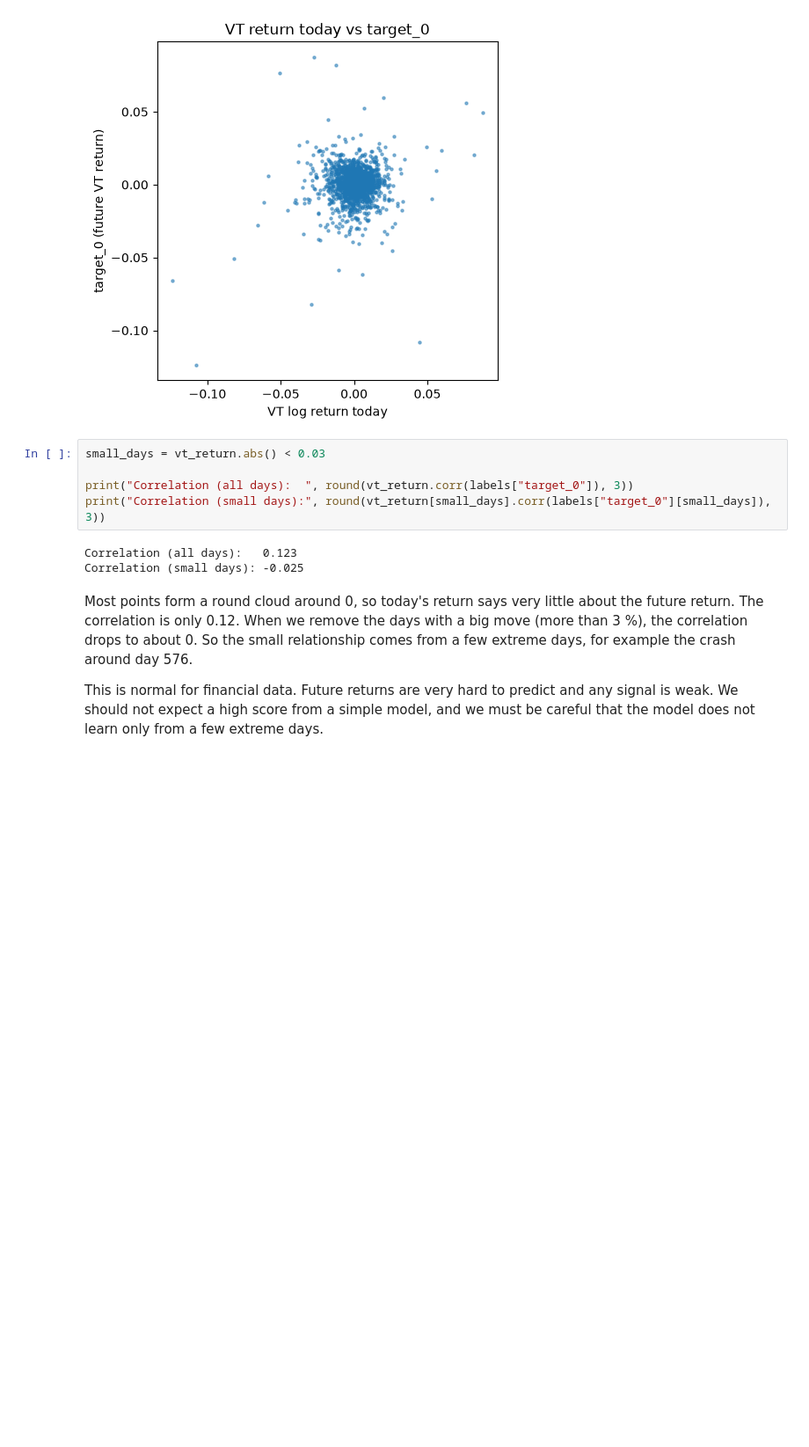
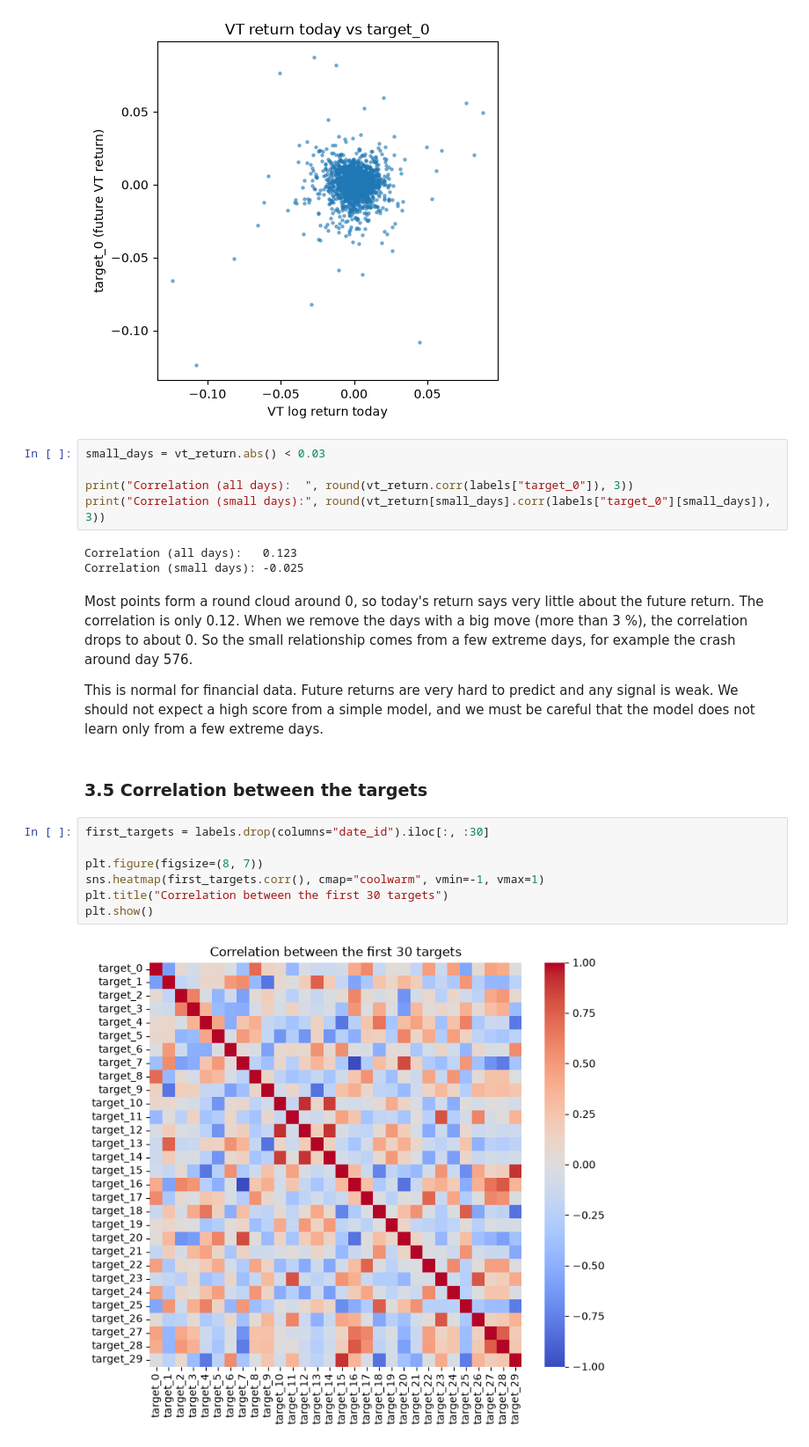
Before and after one commit to ceng313-2026/GROUP57_CENG313, a Jupyter notebook: assignment1_eda_baseline.ipynb, the cells around one changed output. Shown at 88% size. Cells and saved outputs as stored; diff of their text form; blank space fills up the shorter version.

Commit message:
Add target correlation heatmap

```diff
--- a/assignment1_eda_baseline.ipynb
+++ b/assignment1_eda_baseline.ipynb
@@ -291,3 +291,14 @@ comes from a few extreme days, for example the crash around day 576.
 This is normal for financial data. Future returns are very hard to predict and any
 signal is weak. We should not expect a high score from a simple model, and we must
 be careful that the model does not learn only from a few extreme days.
+# %% [markdown]
+### 3.5 Correlation between the targets
+# %%
+first_targets = labels.drop(columns="date_id").iloc[:, :30]
+
+plt.figure(figsize=(8, 7))
+sns.heatmap(first_targets.corr(), cmap="coolwarm", vmin=-1, vmax=1)
+plt.title("Correlation between the first 30 targets")
+plt.show()
+# %% [output]
+[figure, added]
```
Also changed, not shown: parts of 2 cells of this notebook.
